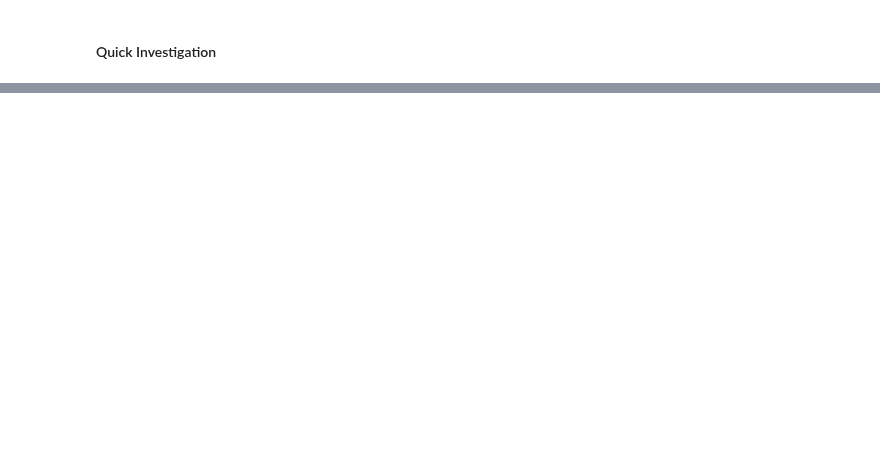
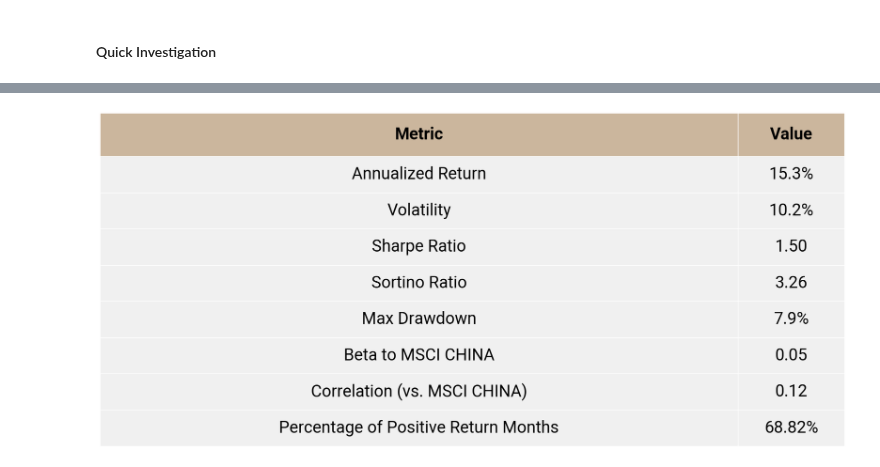
Before and after one commit to python-Marsh/fofproject, a Jupyter notebook: fund_workstation.ipynb, the cells around one changed output, grey strips where cells are left out. Saved outputs shown, nothing was run; the diff lists cells and outputs as text; code cells hidden in the pictures; blank space fills up the shorter version.

```diff
--- a/fund_workstation.ipynb
+++ b/fund_workstation.ipynb
@@ -183,12 +261,18 @@ FigureCanvasAgg is non-interactive, and thus cannot be shown
 # %%
 the_fund_to_investigate = funds['RDGFF']
 benchmark_fund = funds['MSCI CHINA']
 # The List = ["cagr","vol","sharpe","sortino","mdd","beta","corr","win","best","worst","aum","skew","kurt","turnover"]
 
-fig = the_fund_to_investigate.export_key_metrics_table(
+
+
+fig1 = the_fund_to_investigate.export_key_metrics_table(
             benchmark_fund=benchmark_fund,
             end_month=the_fund_to_investigate.latest_date,
             language="en",
             metrics=["cagr", "vol", "sharpe", "sortino", "mdd", "beta", "corr", "win"],
             horizontal=False,
         )
+
+fig2 = compa
+# %% [output]
+[figure, added]
```
Also changed, not shown: parts of 14 cells of this notebook, 2 other files.
